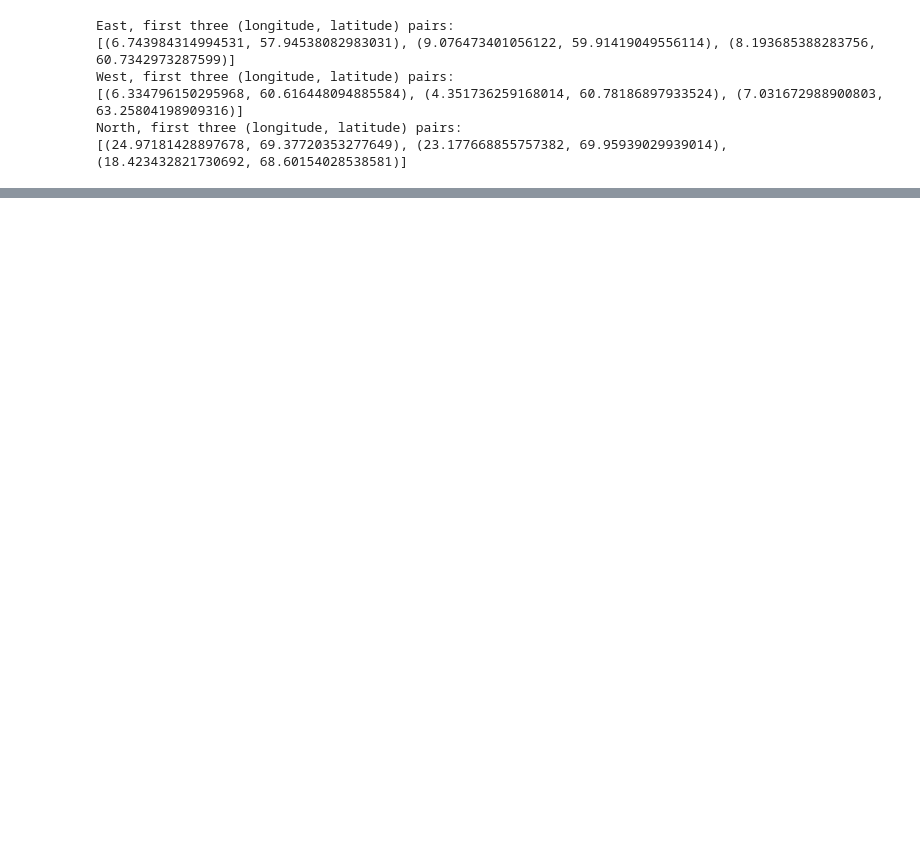
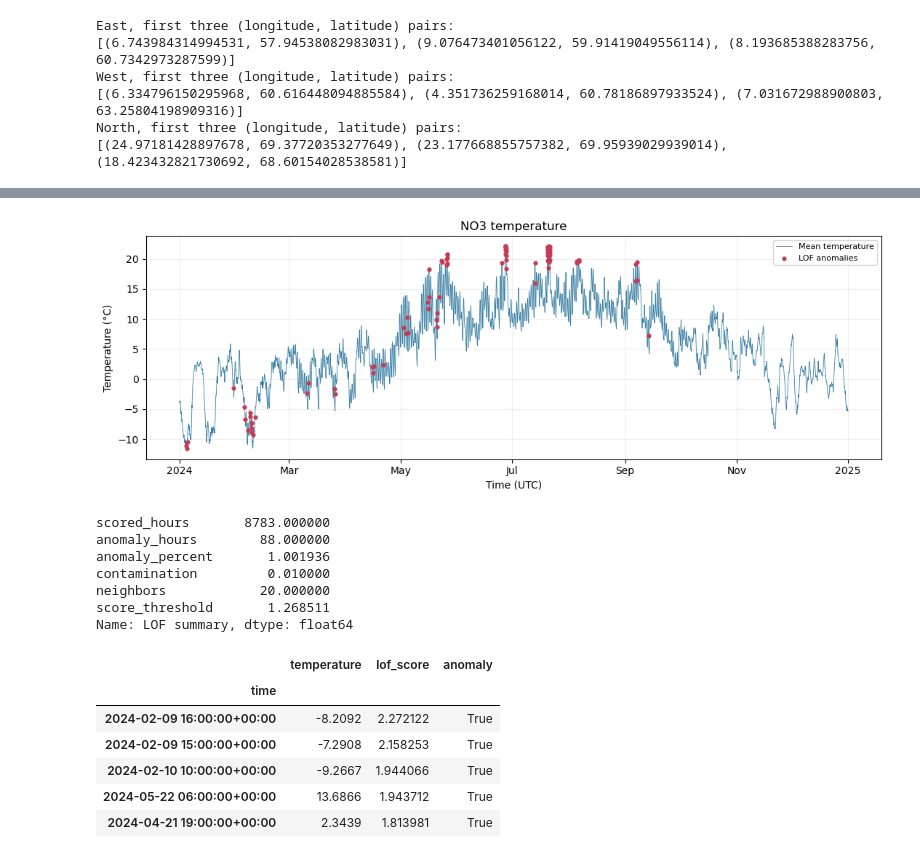
Before and after one commit to Haakon5555/ind320-haakon5555, a Jupyter notebook: prosjekt_del_3.ipynb, the cells around one changed output, grey strips where cells are left out. Drawn from its saved outputs; the diff is of its cells as text; code cells hidden in the pictures; blank space fills up the shorter version.

```diff
--- a/prosjekt_del_3.ipynb
+++ b/prosjekt_del_3.ipynb
@@ -205,0 +677,50 @@ North, first three (longitude, latitude) pairs:
+# %%
+def temperature_lof(series, contamination=0.01, neighbors=20, title="NO3 temperature"):
+    """Flag unusual combinations of temperature and one-hour temperature change."""
+    series = _regular_series(series, "1h", 48)
+    if not 0 < contamination <= 0.5 or not 2 <= neighbors < len(series) - 1:
+        raise ValueError("Use contamination in (0, 0.5] and a valid neighbour count.")
+    features = pd.DataFrame({"temperature": series, "hourly_change": series.diff()}).iloc[1:]
+    scaled = StandardScaler().fit_transform(features)
+    model = LocalOutlierFactor(n_neighbors=neighbors, contamination=contamination)
+    labels = model.fit_predict(scaled)
+    result = pd.DataFrame({"temperature": series, "lof_score": np.nan, "anomaly": False})
+    result.loc[features.index, "lof_score"] = -model.negative_outlier_factor_
+    result.loc[features.index, "anomaly"] = labels == -1
+    mask = result["anomaly"]
+    summary = {
+        "scored_hours": len(features), "anomaly_hours": int(mask.sum()),
+        "anomaly_percent": 100 * mask.sum() / len(features),
+        "contamination": contamination, "neighbors": neighbors,
+        "score_threshold": -model.offset_,
+    }
+    fig = Figure(figsize=(11, 4))
+    ax = fig.subplots()
+    ax.plot(series.index, series, color="#397FA3", linewidth=0.6, label="Mean temperature")
+    ax.scatter(series.index[mask], series[mask], color="#C33C54", s=12, label="LOF anomalies", zorder=3)
+    ax.set(title=title, ylabel="Temperature (°C)", xlabel="Time (UTC)")
+    ax.legend(fontsize=8)
+    _date_axis(ax)
+    fig.tight_layout()
+    return fig, summary, result
+# %%
+lof_figure, lof_summary, temperature_results = temperature_lof(weather_hourly["temperature_2m"])
+display(lof_figure)
+display(pd.Series(lof_summary, name="LOF summary"))
+display(temperature_results.loc[temperature_results["anomaly"]].nlargest(5, "lof_score"))
+# %% [output]
+[figure, added]
+scored_hours       8783.000000
+anomaly_hours        88.000000
+anomaly_percent       1.001936
+contamination         0.010000
+neighbors            20.000000
+score_threshold       1.268511
+Name: LOF summary, dtype: float64
+|  | temperature | lof_score | anomaly |
+| time |  |  |  |
+| 2024-02-09 16:00:00+00:00 | -8.2092 | 2.272122 | True |
+| 2024-02-09 15:00:00+00:00 | -7.2908 | 2.158253 | True |
+| 2024-02-10 10:00:00+00:00 | -9.2667 | 1.944066 | True |
+| 2024-05-22 06:00:00+00:00 | 13.6866 | 1.943712 | True |
+| 2024-04-21 19:00:00+00:00 | 2.3439 | 1.813981 | True |
```
Also changed, not shown: parts of 30 cells of this notebook, 18 other files.
